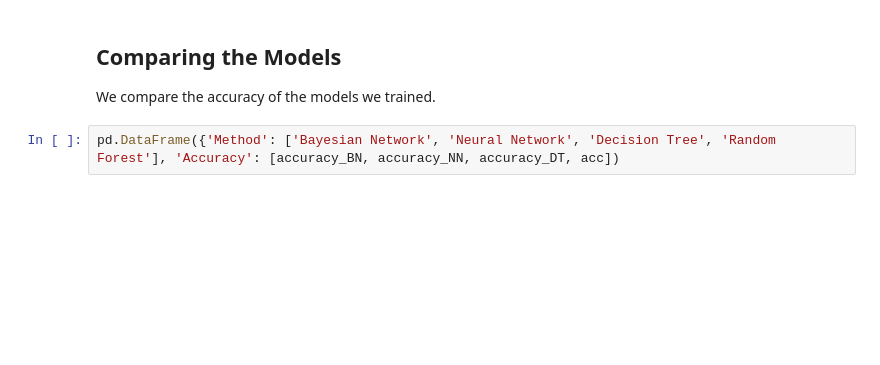
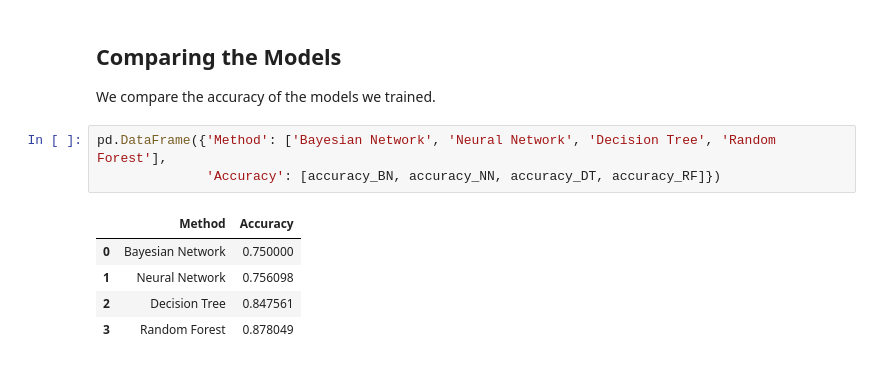
Before and after one commit to SagarParekh97/Decision-Making-under-Uncertainty, a Jupyter notebook: P1/P1.ipynb, the cells around one changed output. Saved outputs shown, nothing was run; the diff lists cells and outputs as text; blank space fills up the shorter version.

```diff
--- a/P1/P1.ipynb
+++ b/P1/P1.ipynb
@@ -428,4 +428,11 @@ Accuracy of Random Forest:  0.8597560975609756
 ## Comparing the Models
 We compare the accuracy of the models we trained.
 # %%
-pd.DataFrame({'Method': ['Bayesian Network', 'Neural Network', 'Decision Tree', 'Random Forest'], 'Accuracy': [accuracy_BN, accuracy_NN, accuracy_DT, acc])
+pd.DataFrame({'Method': ['Bayesian Network', 'Neural Network', 'Decision Tree', 'Random Forest'],
+              'Accuracy': [accuracy_BN, accuracy_NN, accuracy_DT, accuracy_RF]})
+# %% [output]
+|  | Method | Accuracy |
+| 0 | Bayesian Network | 0.750000 |
+| 1 | Neural Network | 0.756098 |
+| 2 | Decision Tree | 0.847561 |
+| 3 | Random Forest | 0.878049 |
```
Also changed, not shown: parts of 7 cells of this notebook, 2 other files.
